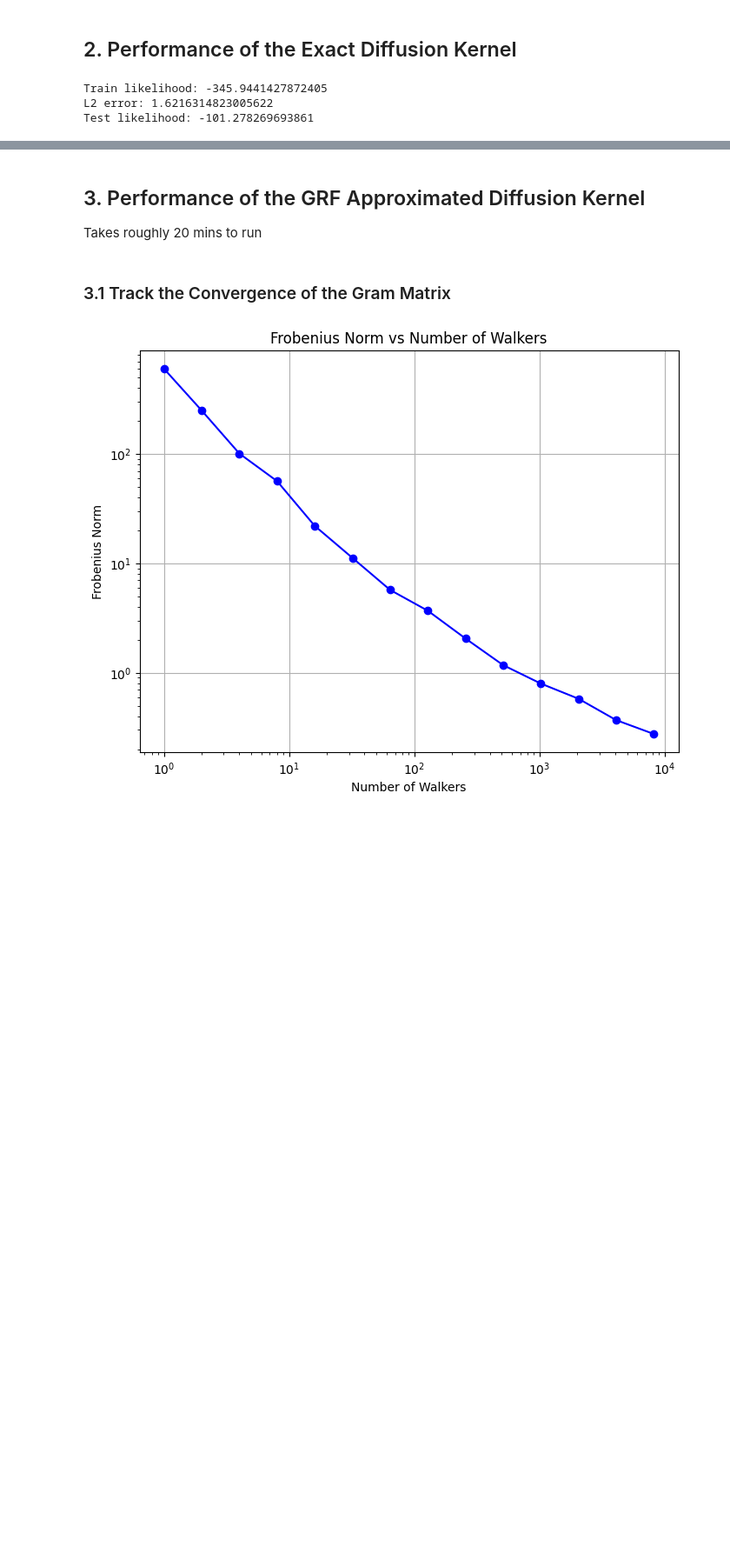
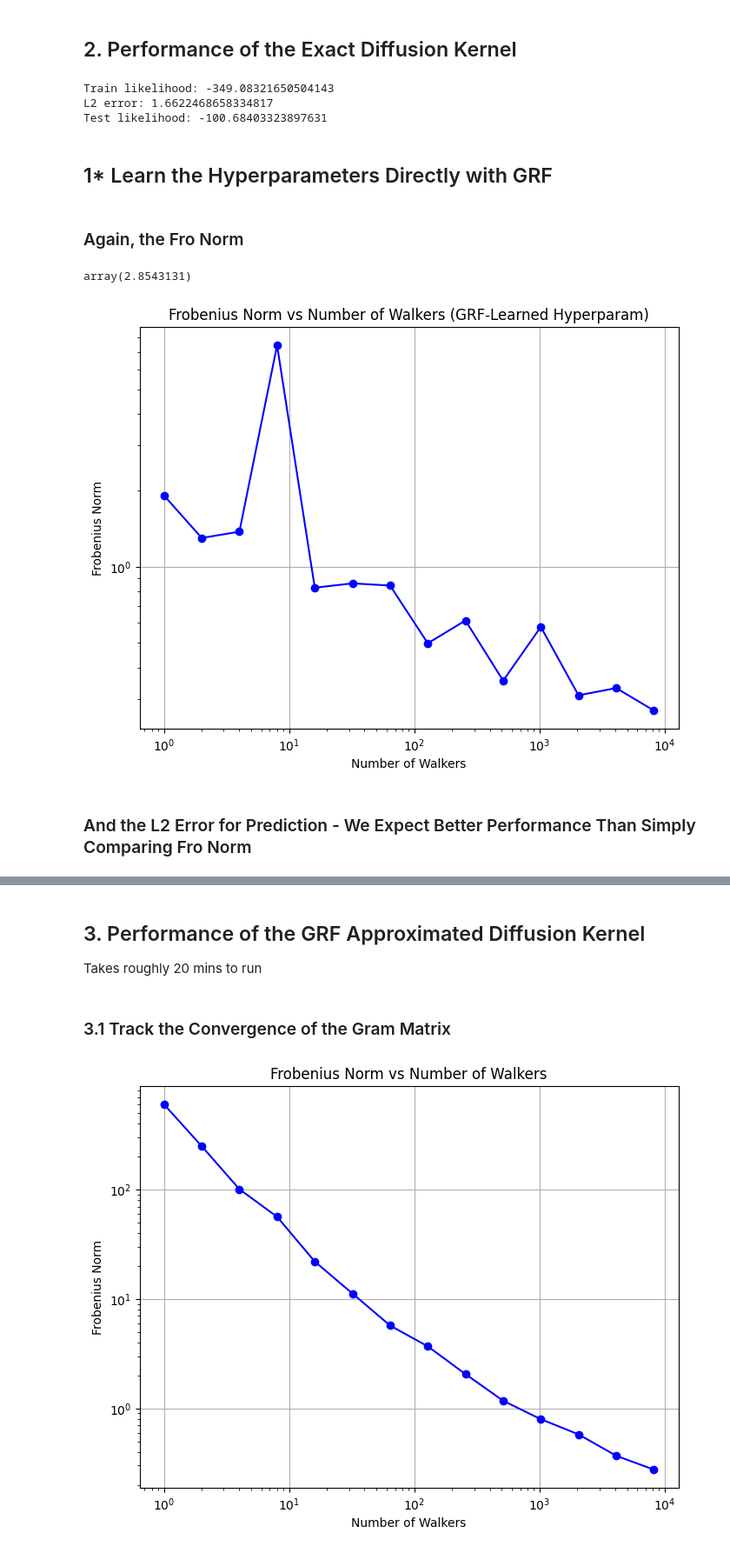
Before and after one commit to MatthewZhang473/Efficient-Gaussian-Process-on-Graphs, a Jupyter notebook: experiments/traffic_dataset/deliverables.ipynb, the cells around one changed output, grey strips where cells are left out. Shown at 87% size. Cells and saved outputs as stored; diff of their text form; code cells hidden in the pictures; blank space fills up the shorter version.

```diff
--- a/experiments/traffic_dataset/deliverables.ipynb
+++ b/experiments/traffic_dataset/deliverables.ipynb
@@ -159,7 +159,7 @@ plt.show()
 # %% [output]
 [figure]
 # %%
-MAX_WALK_LENGTH = 5
+MAX_WALK_LENGTH = 3
 # %% [markdown]
 ## 1. Performance of PoFM Kernel
 # %%
@@ -202,6 +202,58 @@ mean, stddev = gp_inference(model, X_full)
 # %%
 diffusion_train_likelihood, diffusion_l2_error, diffusion_test_likelihood = evaluate(model, x_test, y_test)
 # %% [output]
-Train likelihood: -345.9441427872405
-L2 error: 1.6216314823005622
-Test likelihood: -101.278269693861
+Train likelihood: -349.08321650504143
+L2 error: 1.6622468658334817
+Test likelihood: -100.68403323897631
+# %% [markdown]
+## 1* Learn the Hyperparameters Directly with GRF
+# %% [markdown]
+### Again, the Fro Norm
+# %%
+# Define the range of walk lengths
+walks_per_nodes = [1,2,4,8,16,32,64,128,256,512,1024,2048,4096,8192]
+grf_gram_matrices = []
+
+
+# This beta value is previosuly learned from the PoFM kernel
+beta_test = learned_hyperparameters['beta']
+
+pofm_kernel = GraphDiffusionPoFMKernel(adjacency_matrix,
+                                       max_expansion=MAX_WALK_LENGTH,
+                                       normalize_laplacian=True)
+
+gram_pofm = pofm_kernel.compute_diffusion_kernel(adjacency_matrix, beta_test, MAX_WALK_LENGTH) # note sigma_f = 1 is used here
+
+for walks_per_node in tqdm(walks_per_nodes, desc='Walk lengths'):
+    # Create the graph kernel with the current walk length
+    graph_kernel = GraphDiffusionFastGRFKernel(adjacency_matrix,
+                                               walks_per_node=walks_per_node,
+                                               p_halt=0.1,
+                                               max_walk_length=5+1,
+                                               normalize_laplacian=True)
+    # Learn the hyperparameters directly with GRF
+    model, mean, stddev = gp_training(X_train, Y_train, X_full, graph_kernel)
+    grf_learned_beta = model.kernel.beta.numpy()
+    grf_gram_matrices.append(graph_kernel.grf_kernel(beta=grf_learned_beta, sigma_f=1))
+# %%
+grf_learned_beta
+# %% [output]
+array(2.8543131)
+# %%
+# Calculate Frobenius norms
+frobenius_norms = [compute_fro(gram_pofm, grf_gram) for grf_gram in grf_gram_matrices]
+
+# Plot Frobenius norm vs. Number of Walkers
+plt.figure(figsize=(8, 6))
+plt.plot(walks_per_nodes, frobenius_norms, marker='o', linestyle='-', color='b')
+plt.xlabel('Number of Walkers')
+plt.xscale('log')
+plt.ylabel('Frobenius Norm')
+plt.yscale('log')
+plt.title('Frobenius Norm vs Number of Walkers (GRF-Learned Hyperparam)')
+plt.grid(True)
+plt.show()
+# %% [output]
+[figure, added]
+# %% [markdown]
+### And the L2 Error for Prediction - We Expect Better Performance Than Simply Comparing Fro Norm
```
Also changed, not shown: parts of 5 cells of this notebook.
